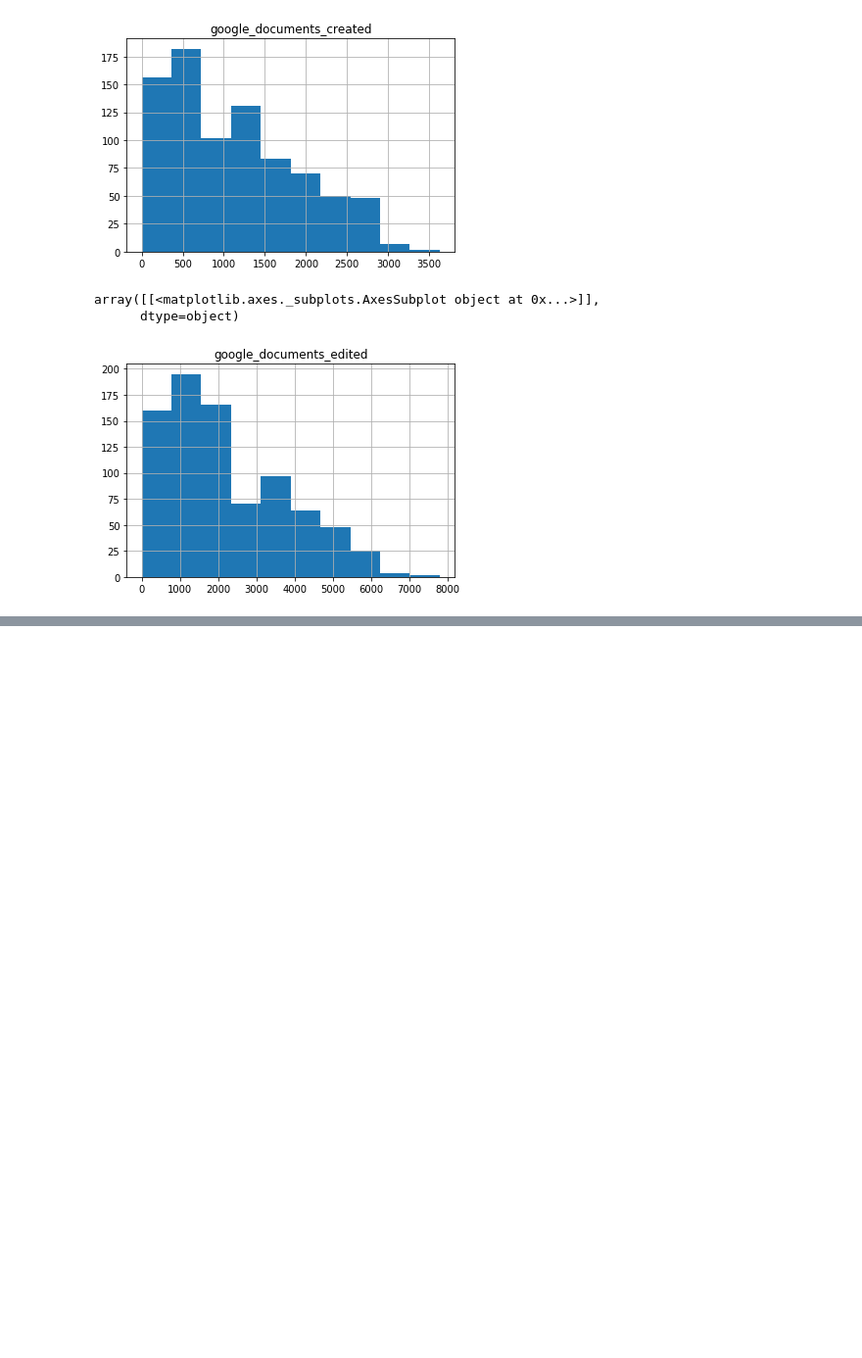
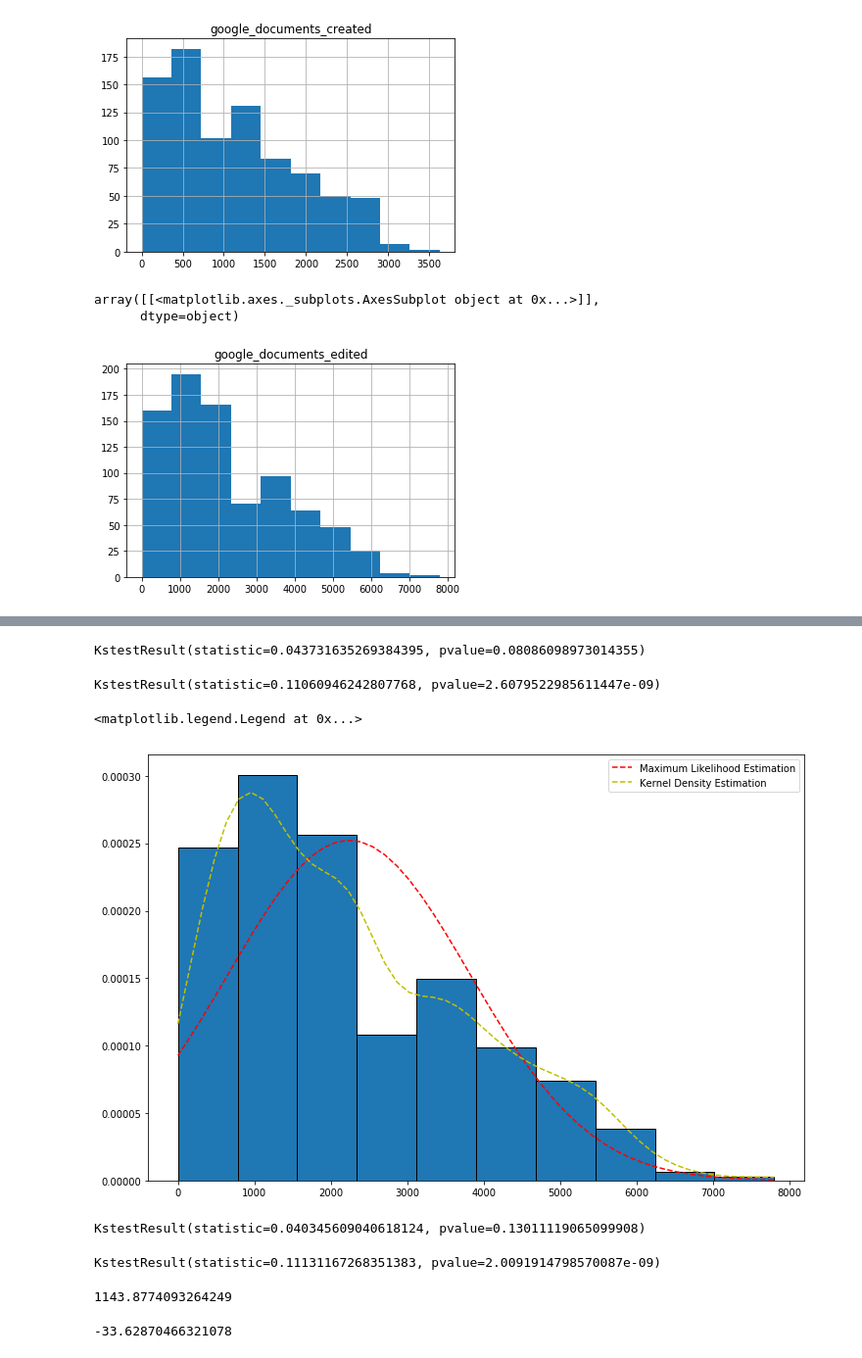
Before and after one commit to UNCG-CSE/G_Suite_Metrics, a Jupyter notebook: src/lavanya/stats and distributions for google_documents_created_and_edited.ipynb, the cells around one changed output, grey strips where cells are left out. Shown at 98% size. Cells and saved outputs as stored; diff of their text form; code cells hidden in the pictures; blank space fills up the shorter version.

```diff
--- a/src/lavanya/stats and distributions for google_documents_created_and_edited.ipynb
+++ b/src/lavanya/stats and distributions for google_documents_created_and_edited.ipynb
@@ -114,0 +153,27 @@ array([[<matplotlib.axes._subplots.AxesSubplot object at 0x...>]],
+# %%
+kstest(oiu,my_cdf)
+# %% [output]
+KstestResult(statistic=0.043731635269384395, pvalue=0.08086098973014355)
+# %%
+e= norm(alpha,beta)
+kstest(oiu,e.cdf)
+# %% [output]
+KstestResult(statistic=0.11060946242807768, pvalue=2.6079522985611447e-09)
+# %%
+alpha= norm.fit(df['google_documents_edited'])[0]
+beta= norm.fit(df['google_documents_edited'])[1]
+oiu= df['google_documents_edited']
+density= kde.gaussian_kde(oiu,bw_method=None)
+# %%
+import numpy as np
+oiu.hist(normed=True, bins=10, grid=False, ec='black', figsize=(12,8))
+x = np.linspace(0, oiu.max())
+xgrid = np.linspace(x.min(), x.max(), 100)
+
+#l1, = plt.plot(x, norm.pdf(x, alpha[-1], beta[-1]), 'm-', label="Method Of Moments")
+l2, = plt.plot(x, norm.pdf(x, alpha, beta), 'r--', label="Maximum Likelihood Estimation")
+l3, = plt.plot(x, density(x), 'y--', label="Kernel Density Estimation")
+plt.legend(handles=[l2,l3])
+# %% [output]
+<matplotlib.legend.Legend at 0x...>
+[figure, added]
@@ -114,0 +182,19 @@ array([[<matplotlib.axes._subplots.AxesSubplot object at 0x...>]],
+# %%
+kstest(oiu,my_cdf)
+# %% [output]
+KstestResult(statistic=0.040345609040618124, pvalue=0.13011119065099908)
+# %%
+e= norm(alpha,beta)
+kstest(oiu,e.cdf)
+# %% [output]
+KstestResult(statistic=0.11131167268351383, pvalue=2.0091914798570087e-09)
+# %%
+data1= df['google_documents_created']
+users_sample= np.random.choice(a= data1,size= 300)
+print(users_sample.mean())
+# %% [output]
+1143.8774093264249
+# %%
+data1.mean()-users_sample.mean()
+# %% [output]
+-33.62870466321078
```
Also changed, not shown: parts of 48 cells of this notebook.
